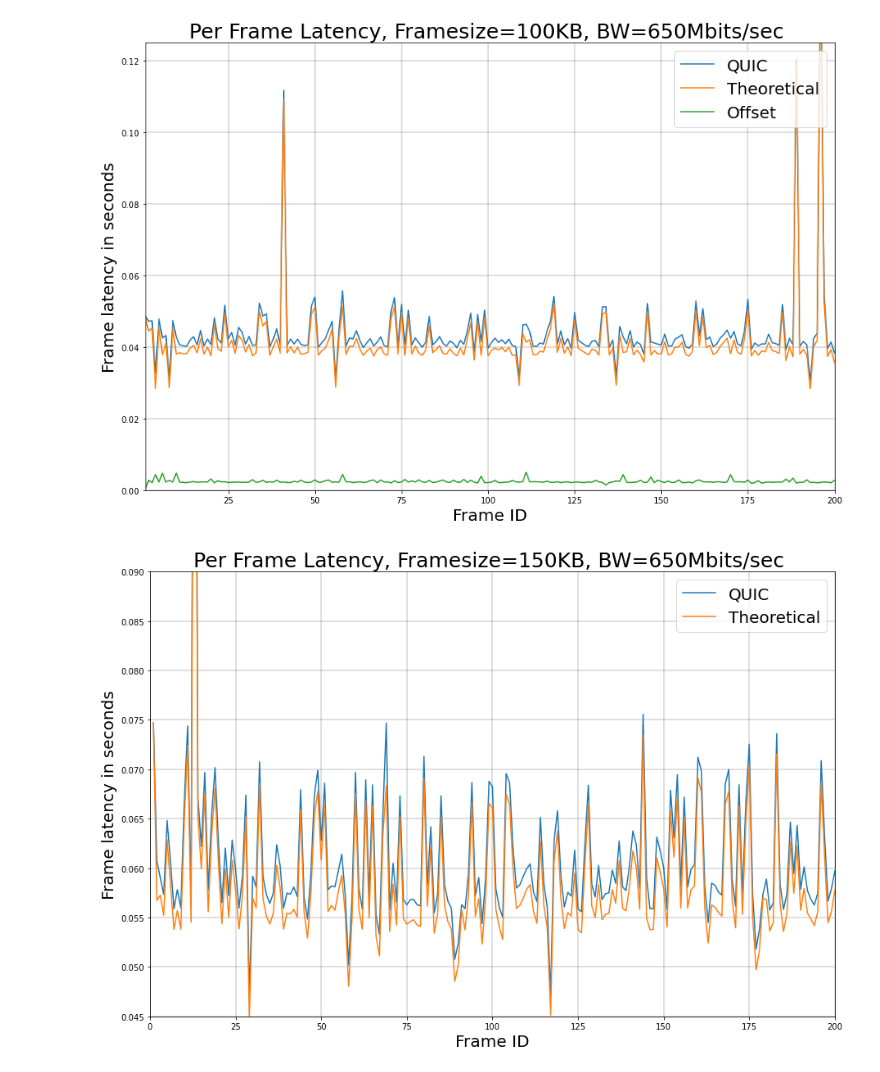
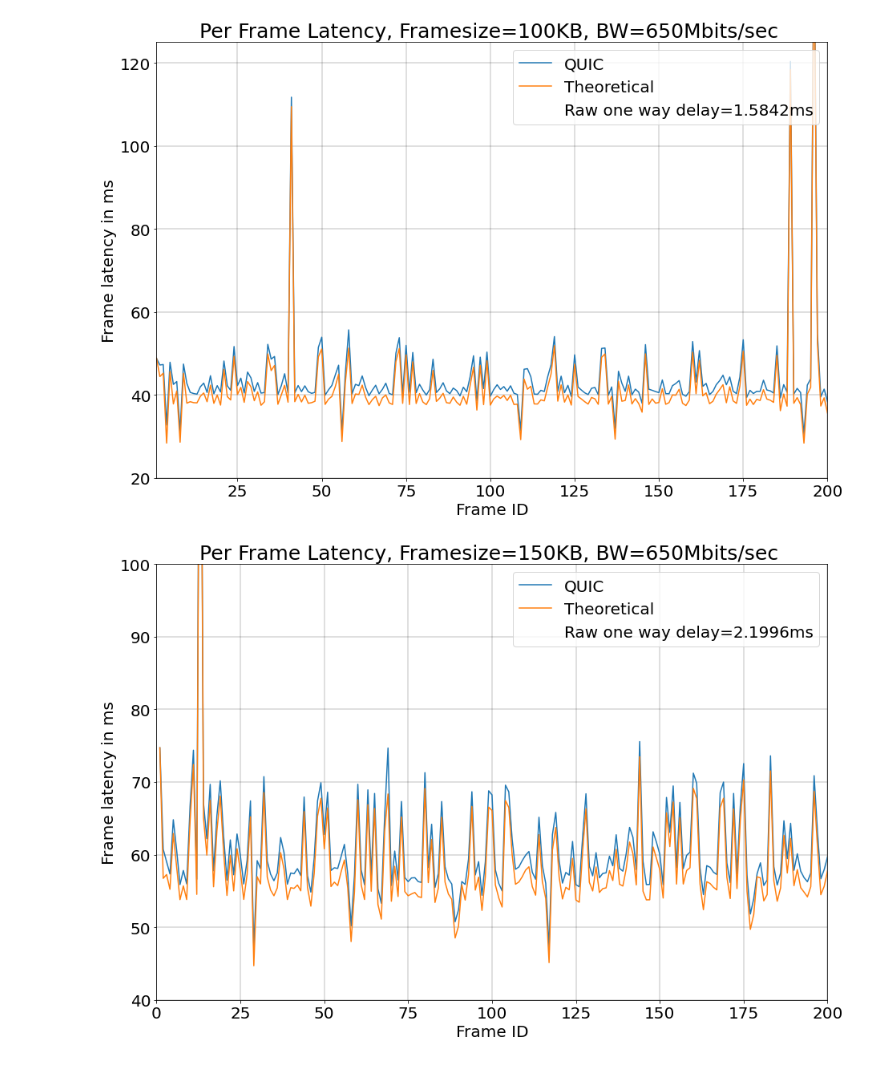
Before and after one commit to wrizzhi/quic_client_server, a Jupyter notebook: plot.ipynb, the cells around one changed output. Cells and saved outputs as stored; diff of their text form; code cells hidden in the pictures.

```diff
--- a/plot.ipynb
+++ b/plot.ipynb
@@ -40,42 +111,54 @@ plt.show()
 # %%
 result = pd.read_csv('frame_100.csv')
-y1 = result["time"].tolist()
-y2 = result["the"].tolist()
-y3 = result["offset"].tolist()
+y1 = (result["time"]*1000).tolist()
+y2 = (result["the"]*1000).tolist()
+y3 = (result["offset"]*1000).tolist()
+y4 = result["raw"].tolist()
 x= result["frame"].tolist()
 plt.figure(figsize=(15,10))
 plt.plot(x, y1, label = "QUIC")
 plt.plot(x, y2, label = "Theoretical")
-plt.plot(x, y3, label = "Offset")
-plt.ylim(0.0, 0.125)
+#plt.plot(x, y3, label = "Offset")
+plt.plot(x, y4, label = "Raw one way delay=1.5842ms",color='white')
+plt.ylim(20, 125)
 plt.xlim(1, 200)
 plt.xlabel('Frame ID',fontsize=20)
-plt.ylabel('Frame latency in seconds',fontsize=20)
+plt.ylabel('Frame latency in ms',fontsize=20)
 plt.title('Per Frame Latency, Framesize=100KB, BW=650Mbits/sec ',fontsize=25)
 plt.grid(True,color='black', linestyle='-', linewidth=0.25)
+plt.xticks(fontsize=20)
+plt.yticks(fontsize=20)
 plt.legend(fontsize=20,loc="upper right")
+filename_fig = "figures/frame_100KB_650.png"
+plt.savefig(filename_fig,bbox_inches='tight')
 plt.show()
 # %% [output]
-[figure, old version]
+[figure, new version]
 # %%
 result = pd.read_csv('frame_150.csv')
-y1 = result["time"].tolist()
-y2 = result["the"].tolist()
-#y3 = result["offset"].tolist()
+y1 = (result["time"]*1000).tolist()
+y2 = (result["the"]*1000).tolist()
+y3 = (result["offset"]*1000).tolist()
+y4 = result["raw"].tolist()
 x= result["frame"].tolist()
 plt.figure(figsize=(15,10))
 plt.plot(x, y1, label = "QUIC")
 plt.plot(x, y2, label = "Theoretical")
 #plt.plot(x, y3, label = "Offset")
-plt.ylim(0.045, 0.090)
+plt.plot(x, y4, label = "Raw one way delay=2.1996ms",color='white')
+plt.ylim(40, 100)
 plt.xlim(0, 200)
 plt.xlabel('Frame ID',fontsize=20)
-plt.ylabel('Frame latency in seconds',fontsize=20)
+plt.ylabel('Frame latency in ms',fontsize=20)
 plt.title('Per Frame Latency, Framesize=150KB, BW=650Mbits/sec ',fontsize=25)
 plt.grid(True,color='black', linestyle='-', linewidth=0.25)
+plt.xticks(fontsize=20)
+plt.yticks(fontsize=20)
 plt.legend(fontsize=20,loc="upper right")
+filename_fig = "figures/frame_150KB_650.png"
+plt.savefig(filename_fig,bbox_inches='tight')
 plt.show()
 # %% [output]
-[figure, old version]
+[figure, new version]
 # %%
 result = pd.read_csv('frame_200.csv')
```
Also changed, not shown: parts of 11 cells of this notebook, 22 other files.
